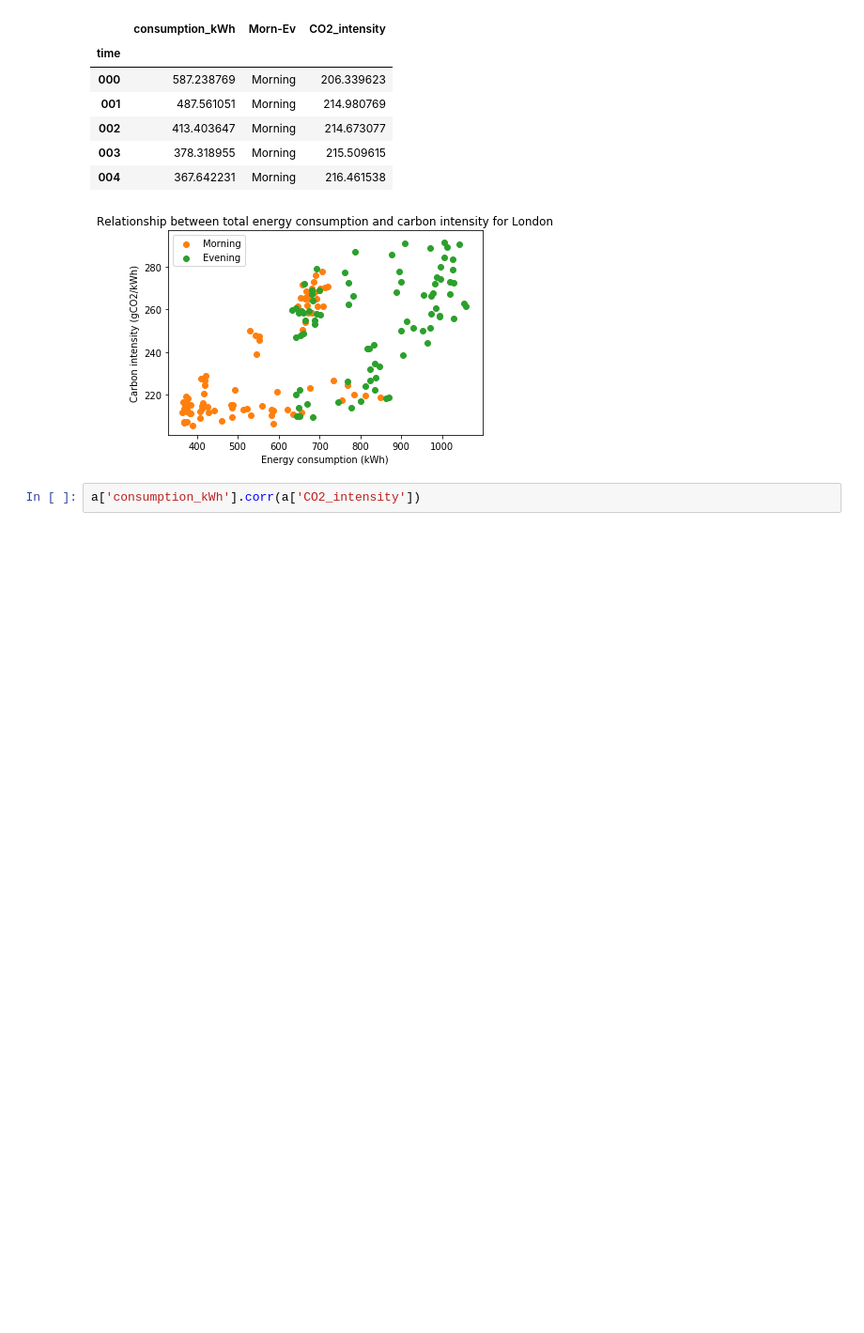
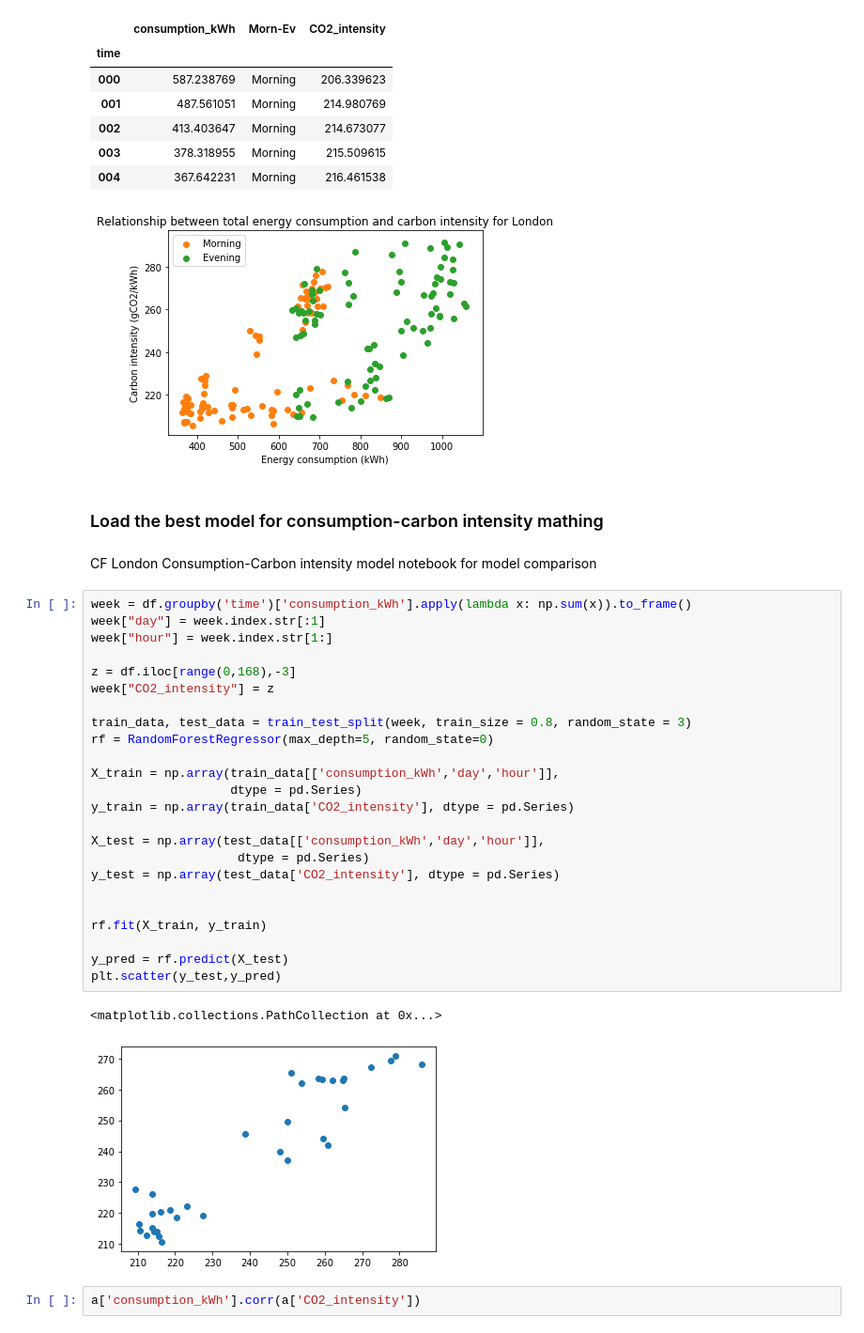
Before and after one commit to Nicolaskirsch2000/BASc-Dissertation, a Jupyter notebook: London scenario analysis .ipynb, the cells around one changed output. Shown: that part at 94% size. Drawn from its saved outputs; the diff is of its cells as text; blank space fills up the shorter version.

Commit message:
model scenario

```diff
--- a/London scenario analysis .ipynb
+++ b/London scenario analysis .ipynb
@@ -47,6 +49,37 @@ morn.head()
 | 003 | 378.318955 | Morning | 215.509615 |
 | 004 | 367.642231 | Morning | 216.461538 |
 [figure]
+# %% [markdown]
+### Load the best model for consumption-carbon intensity mathing
+# %% [markdown]
+CF London Consumption-Carbon intensity model notebook for model comparison
+# %%
+week = df.groupby('time')['consumption_kWh'].apply(lambda x: np.sum(x)).to_frame()
+week["day"] = week.index.str[:1]
+week["hour"] = week.index.str[1:]
+
+z = df.iloc[range(0,168),-3]
+week["CO2_intensity"] = z
+
+train_data, test_data = train_test_split(week, train_size = 0.8, random_state = 3)
+rf = RandomForestRegressor(max_depth=5, random_state=0)
+
+X_train = np.array(train_data[['consumption_kWh','day','hour']],
+                   dtype = pd.Series)
+y_train = np.array(train_data['CO2_intensity'], dtype = pd.Series)
+
+X_test = np.array(test_data[['consumption_kWh','day','hour']],
+                    dtype = pd.Series)
+y_test = np.array(test_data['CO2_intensity'], dtype = pd.Series)
+
+
+rf.fit(X_train, y_train)
+
+y_pred = rf.predict(X_test)
+plt.scatter(y_test,y_pred)
+# %% [output]
+<matplotlib.collections.PathCollection at 0x...>
+[figure, added]
 # %%
 a['consumption_kWh'].corr(a['CO2_intensity'])
 # %% [output]
```
Also changed, not shown: parts of 16 cells of this notebook, 3 other files.
